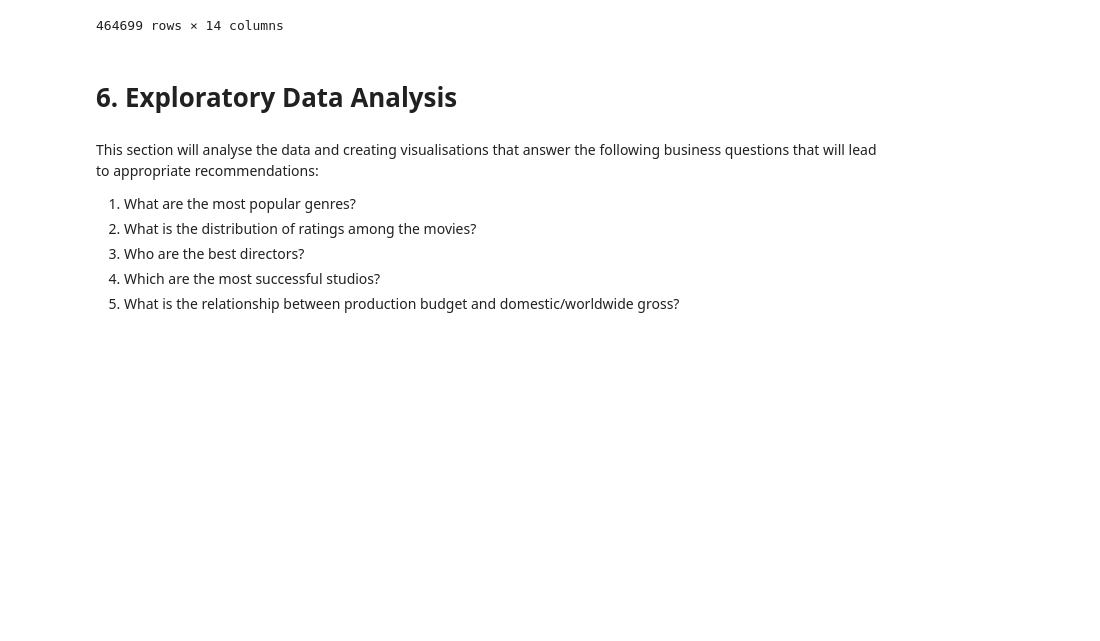
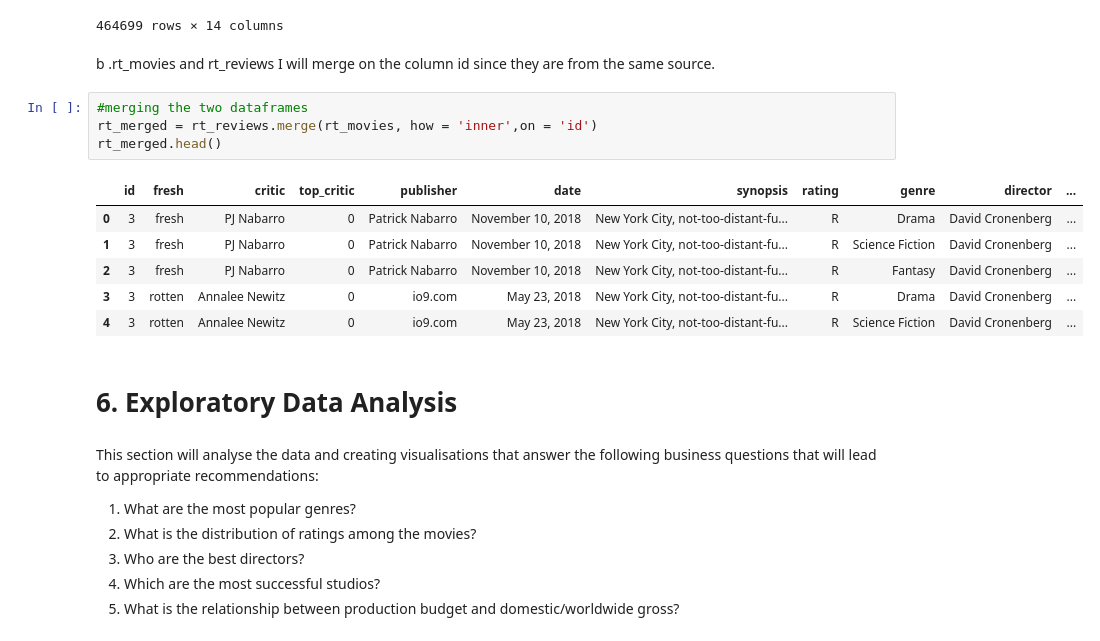
Before and after one commit to George-Mbugua/Movie_Analysis, a Jupyter notebook: Movie_Analysis.ipynb, the cells around one changed output. Saved outputs shown, nothing was run; the diff lists cells and outputs as text; blank space fills up the shorter version.

```diff
--- a/Movie_Analysis.ipynb
+++ b/Movie_Analysis.ipynb
@@ -910,6 +923,19 @@ movie_budgets_merged
 | 464697 | 99 | rotten | Robert Denerstein | 1 | Denver Rocky Mountain News | December 23, 2002 | Jul 7, 2015 | Tiger Orange | $100,000 | ... |
 | 464698 | 99 | rotten | Robert Denerstein | 1 | Denver Rocky Mountain News | December 23, 2002 | Jul 7, 2015 | Tiger Orange | $100,000 | ... |
 464699 rows × 14 columns
+# %% [markdown]
+b .rt_movies and rt_reviews I will merge on the column id since they are from the same source.
+# %%
+#merging the two dataframes
+rt_merged = rt_reviews.merge(rt_movies, how = 'inner',on = 'id')
+rt_merged.head()
+# %% [output]
+|  | id | fresh | critic | top_critic | publisher | date | synopsis | rating | genre | director | ... |
+| 0 | 3 | fresh | PJ Nabarro | 0 | Patrick Nabarro | November 10, 2018 | New York City, not-too-distant-fu... | R | Drama | David Cronenberg | ... |
+| 1 | 3 | fresh | PJ Nabarro | 0 | Patrick Nabarro | November 10, 2018 | New York City, not-too-distant-fu... | R | Science Fiction | David Cronenberg | ... |
+| 2 | 3 | fresh | PJ Nabarro | 0 | Patrick Nabarro | November 10, 2018 | New York City, not-too-distant-fu... | R | Fantasy | David Cronenberg | ... |
+| 3 | 3 | rotten | Annalee Newitz | 0 | io9.com | May 23, 2018 | New York City, not-too-distant-fu... | R | Drama | David Cronenberg | ... |
+| 4 | 3 | rotten | Annalee Newitz | 0 | io9.com | May 23, 2018 | New York City, not-too-distant-fu... | R | Science Fiction | David Cronenberg | ... |
 # %% [markdown]
 # 6. Exploratory Data Analysis
 # %% [markdown]
```
Also changed, not shown: parts of 19 cells of this notebook, 3 other files.
